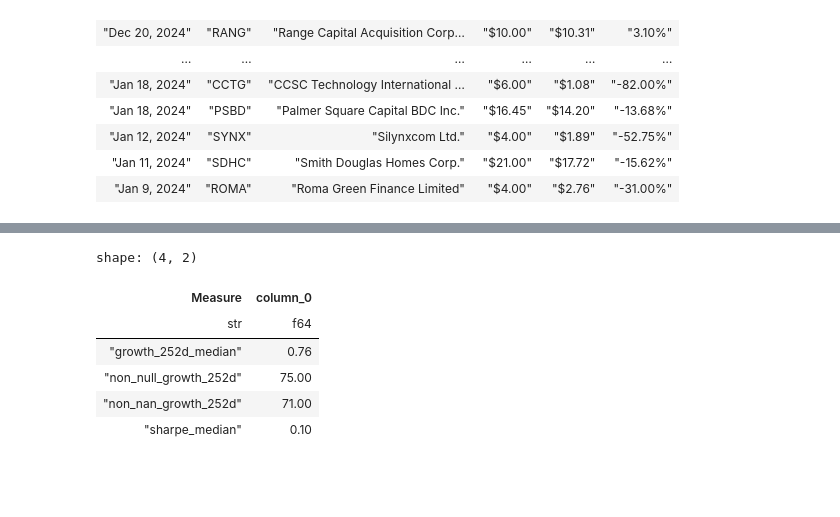
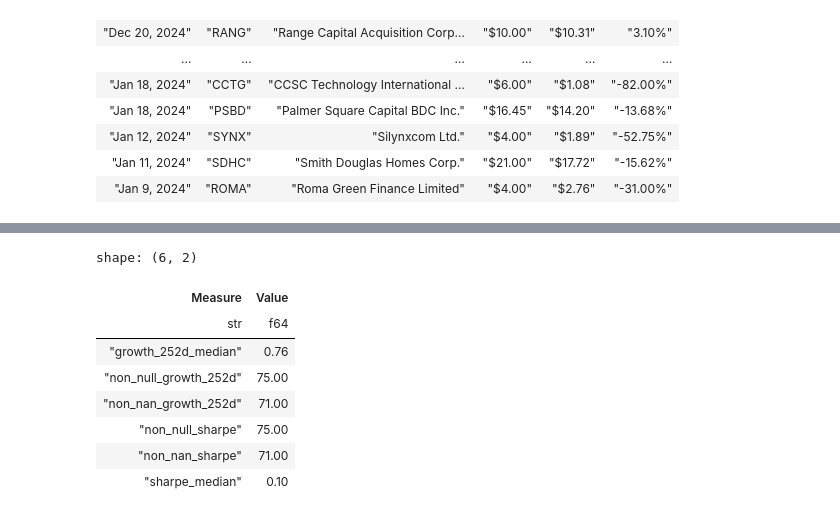
Before and after one commit to shaolang/smaz, a Jupyter notebook: homework2.ipynb, the cells around one changed output, grey strips where cells are left out. Cells and saved outputs as stored; diff of their text form; code cells hidden in the pictures; blank space fills up the shorter version.

```diff
--- a/homework2.ipynb
+++ b/homework2.ipynb
@@ -181,7 +181,7 @@ shape: (225, 6)
 # %%
 from datetime import date
 
-df = (
+symbols = (
     df.with_columns(
         c('IPO Date').str.strptime(pl.Date, '%B %d, %Y'),
         c('IPO Price').str.replace(r'\$', '').cast(pl.Float32, strict=False),
@@ -189,4 +189,6 @@ df = (
         c('Return').str.replace('%', '').cast(pl.Float32, strict=False),
     )
     .filter((c('IPO Date') < date(2024, 6, 1)) & c('Return').is_not_null())
-)
+)['Symbol'].to_list()
+
+', '.join(symbols)
@@ -220,18 +220,12 @@ def load_ohlc_history(symbol: str) -> pl.DataFrame:
 from tqdm.auto import tqdm
 import numpy as np
 
-ohlc_df = (
-    pl.concat([load_ohlc_history(symbol) for symbol in tqdm(df['Symbol'].to_list())])
+df = (
+    pl.concat([load_ohlc_history(symbol) for symbol in tqdm(symbols)])
     .lazy()
+    .select('Symbol', 'Date', 'Close')
     .sort('Symbol', 'Date')
-    .with_columns(
-        Date=c('Date').dt.date(),
-        growth_252d=c('Close').over('Symbol') / c('Close').shift(252).over('Symbol'),
-        volatility=c('Close').rolling_std(30) * np.sqrt(252),
-    )
-    .with_columns(
-        Sharpe=c('growth_252d') / c('volatility')
-    )
-).collect()
-ohlc_df
+    .collect()
+).lazy()
+df.collect()
 # %% [output]
@@ -252,18 +246,30 @@ shape: (23_021, 12)
 # %%
 (
-    ohlc_df.filter(c('Date') == date(2025, 6, 6))
+    df.with_columns(
+        growth_252d=c('Close').over('Symbol') / c('Close').shift(252).over('Symbol'),
+        volatility=c('Close').rolling_std(30) * np.sqrt(252),
+    )
+    .with_columns(
+        Sharpe=c('growth_252d') / c('volatility')
+    )
+    .filter(c('Date') == date(2025, 6, 6))
     .select(
-        growth_252d_median=c('growth_252d').median(),
+        growth_252d_median=c('growth_252d').filter(c('growth_252d').is_not_nan() & c('growth_252d').is_not_null()).median(),
         non_null_growth_252d=c('growth_252d').is_not_null().count(),
         non_nan_growth_252d=c('growth_252d').is_not_nan().count(),
-        sharpe_median=c('Sharpe').median(),
+        non_null_sharpe=c('Sharpe').is_not_null().count(),
+        non_nan_sharpe=c('Sharpe').is_not_nan().count(),
+        sharpe_median=c('Sharpe').filter(c('Sharpe').is_not_nan() & c('Sharpe').is_not_null()).median(),
     )
-).transpose(include_header=True, header_name='Measure')
+    .collect()
+).transpose(include_header=True, header_name='Measure', column_names=['Value'])
 # %% [output]
-shape: (4, 2)
+shape: (6, 2)
-| Measure | column_0 |
+| Measure | Value |
 | str | f64 |
 | "growth_252d_median" | 0.76 |
 | "non_null_growth_252d" | 75.00 |
 | "non_nan_growth_252d" | 71.00 |
+| "non_null_sharpe" | 75.00 |
+| "non_nan_sharpe" | 71.00 |
 | "sharpe_median" | 0.10 |
```
Also changed, not shown: parts of 5 cells of this notebook.
